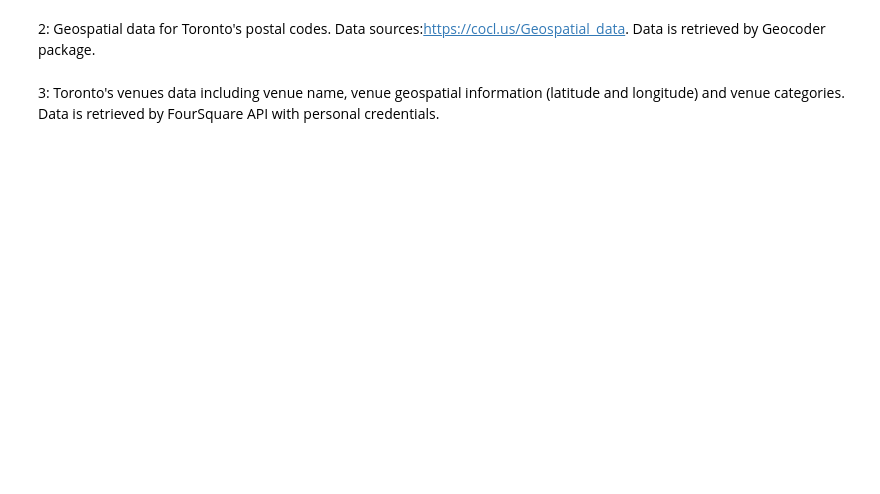
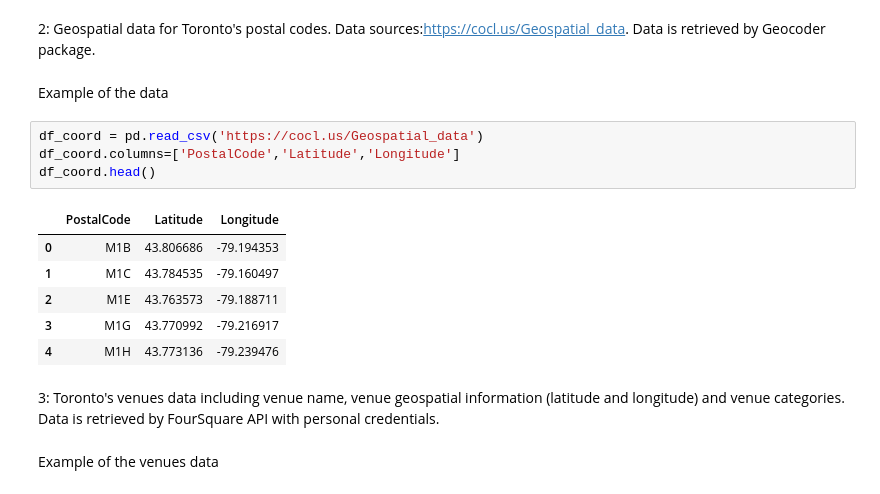
Before and after one commit to honghusldl/IBM-DA-capstone-project-city-segmentation, a Jupyter notebook: Introduction_capstone_project.ipynb, the cells around one changed output. Saved outputs shown, nothing was run; the diff lists cells and outputs as text; blank space fills up the shorter version.

```diff
--- a/Introduction_capstone_project.ipynb
+++ b/Introduction_capstone_project.ipynb
@@ -12,6 +55,21 @@ Data sources: https://en.wikipedia.org/wiki/List_of_postal_codes_of_Canada:_M
 # %% [markdown]
 2: Geospatial data for Toronto's postal codes.
 Data sources:https://cocl.us/Geospatial_data. Data is retrieved by Geocoder package.
+# %% [markdown]
+Example of the data
+# %%
+df_coord = pd.read_csv('https://cocl.us/Geospatial_data')
+df_coord.columns=['PostalCode','Latitude','Longitude']
+df_coord.head()
+# %% [output]
+|  | PostalCode | Latitude | Longitude |
+| 0 | M1B | 43.806686 | -79.194353 |
+| 1 | M1C | 43.784535 | -79.160497 |
+| 2 | M1E | 43.763573 | -79.188711 |
+| 3 | M1G | 43.770992 | -79.216917 |
+| 4 | M1H | 43.773136 | -79.239476 |
 # %% [markdown]
 3: Toronto's venues data including venue name, venue geospatial information (latitude and longitude) and venue categories.
 Data is retrieved by FourSquare API with personal credentials.
+# %% [markdown]
+Example of the venues data
```
Also changed, not shown: parts of 4 cells of this notebook.
